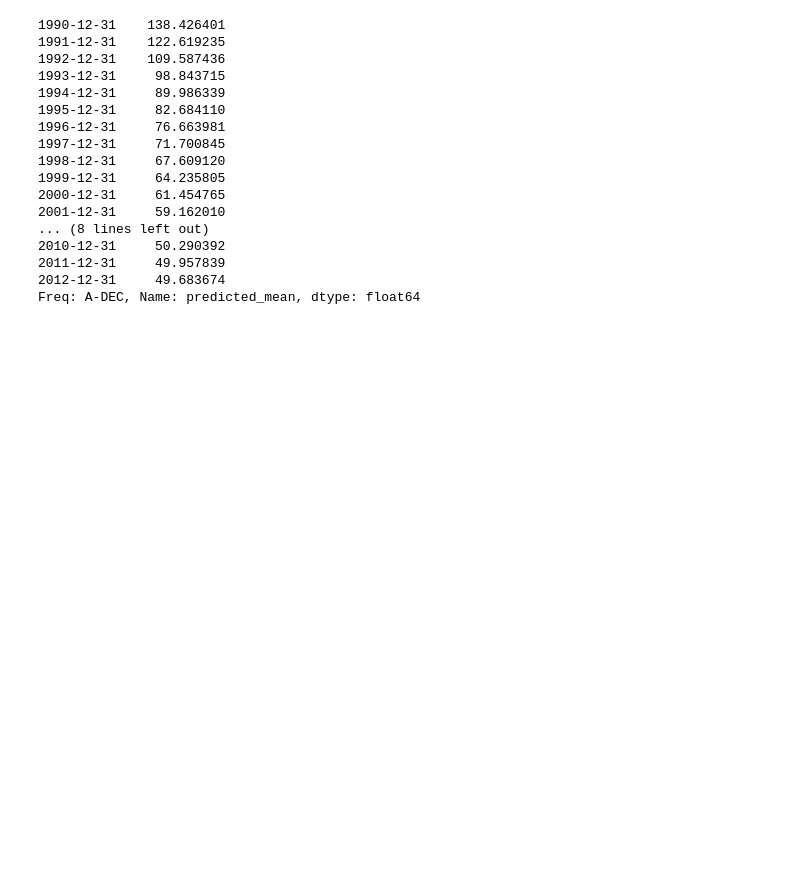
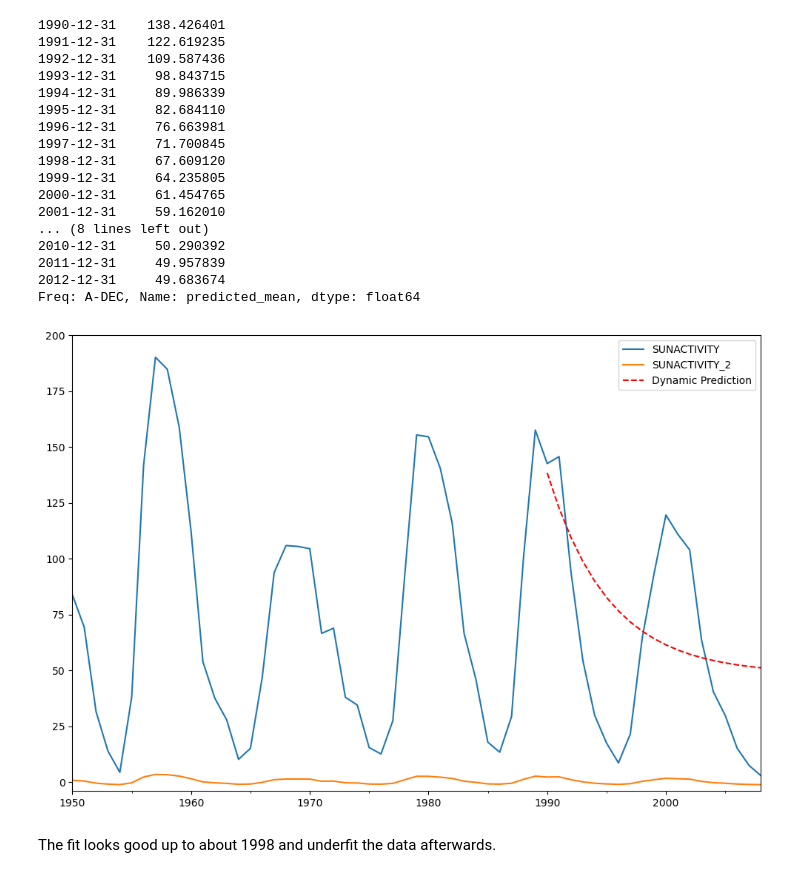
Before and after one commit to Takato-1887/Time_Series_-Analysis_Projects, a Jupyter notebook: Times_series_Project_1/Time_Series_Project1.ipynb, the cells around one changed output. Cells and saved outputs as stored; diff of their text form; code cells hidden in the pictures; blank space fills up the shorter version.

Commit message:
Update Time_Series_Project1.ipynb
Visualizing the fit

```diff
--- a/Times_series_Project_1/Time_Series_Project1.ipynb
+++ b/Times_series_Project_1/Time_Series_Project1.ipynb
@@ -214,3 +214,12 @@ print(predict_sunspots20)
 2011-12-31     49.957839
 2012-12-31     49.683674
 Freq: A-DEC, Name: predicted_mean, dtype: float64
+# %%
+ax = df.loc['1950':].plot(figsize=(12,8))
+ax = predict_sunspots20.plot(ax=ax, style='r--', label='Dynamic Prediction');
+ax.legend();
+ax.axis((-20.0, 38.0, -4.0, 200.0));
+# %% [output]
+[figure, added]
+# %% [markdown]
+The fit looks good up to about 1998 and underfit the data afterwards.
```
